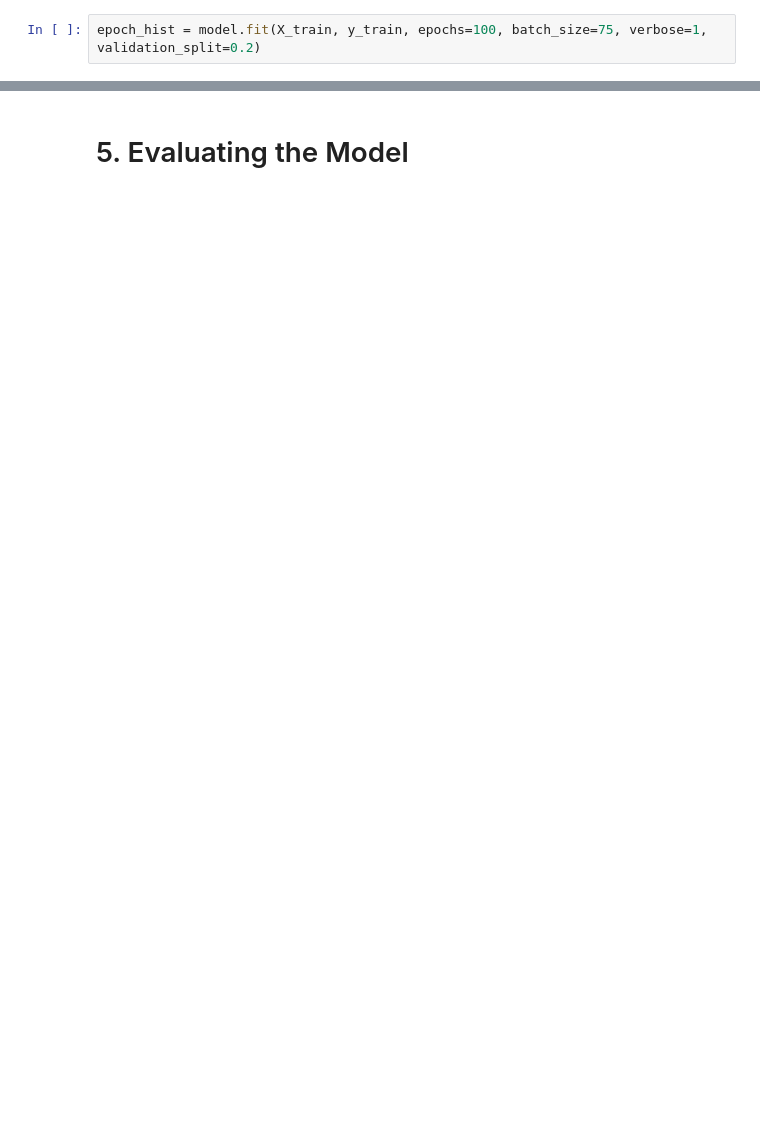
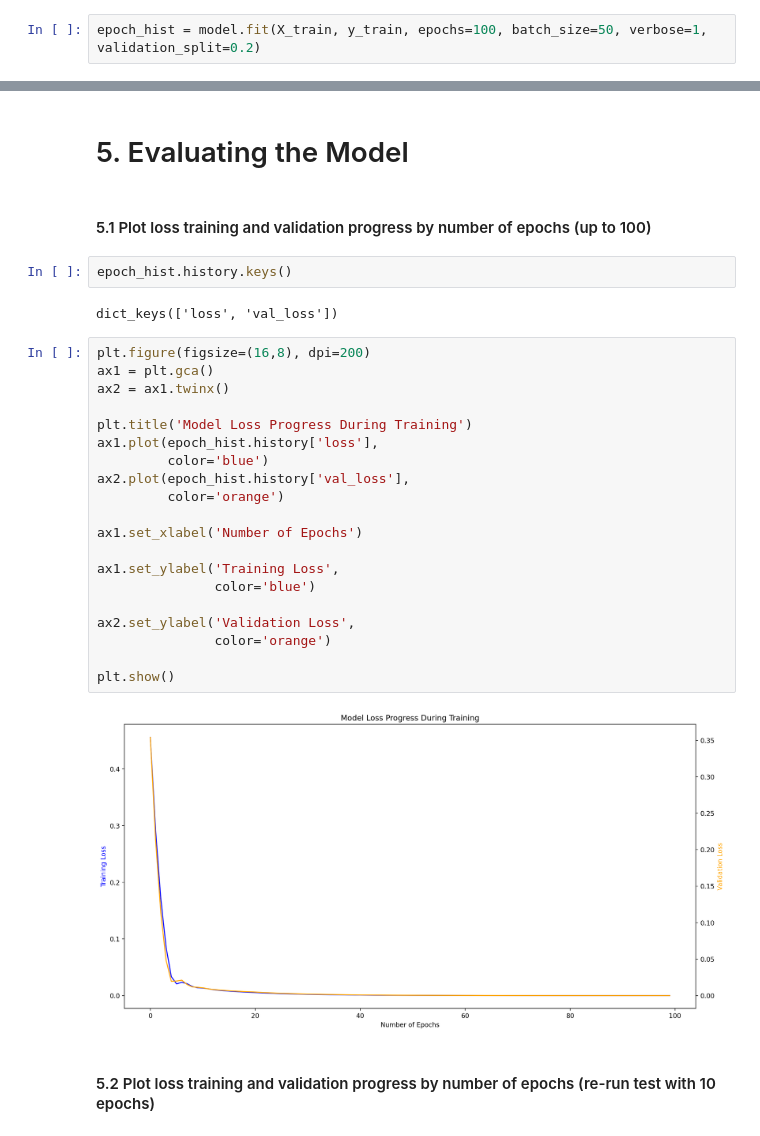
Before and after one commit to ahpmatias/ANN-car-prices, a Jupyter notebook: Car Purchase Amount Predictions Using ANNs.ipynb, the cells around one changed output, grey strips where cells are left out. Cells and saved outputs as stored; diff of their text form; blank space fills up the shorter version.

Commit message:
Finish model evaluation

```diff
--- a/Car Purchase Amount Predictions Using ANNs.ipynb
+++ b/Car Purchase Amount Predictions Using ANNs.ipynb
@@ -208,6 +208,6 @@ model.compile(optimizer='adam', loss='mean_squared_error')
 # %% [markdown]
 #### 4.4 Fit data to the model
 # %%
-epoch_hist = model.fit(X_train, y_train, epochs=100, batch_size=75, verbose=1, validation_split=0.2)
+epoch_hist = model.fit(X_train, y_train, epochs=100, batch_size=50, verbose=1, validation_split=0.2)
 # %% [output]
 Epoch 1/100
@@ -230,2 +230,32 @@ Epoch 100/100
 # %% [markdown]
 # 5. Evaluating the Model
+# %% [markdown]
+#### 5.1 Plot loss training and validation progress by number of epochs (up to 100)
+# %%
+epoch_hist.history.keys()
+# %% [output]
+dict_keys(['loss', 'val_loss'])
+# %%
+plt.figure(figsize=(16,8), dpi=200)
+ax1 = plt.gca()
+ax2 = ax1.twinx()
+
+plt.title('Model Loss Progress During Training')
+ax1.plot(epoch_hist.history['loss'],
+         color='blue')
+ax2.plot(epoch_hist.history['val_loss'],
+         color='orange')
+
+ax1.set_xlabel('Number of Epochs')
+
+ax1.set_ylabel('Training Loss',
+               color='blue')
+
+ax2.set_ylabel('Validation Loss',
+               color='orange')
+
+plt.show()
+# %% [output]
+[figure, added]
+# %% [markdown]
+#### 5.2 Plot loss training and validation progress by number of epochs (re-run test with 10 epochs)
```
Also changed, not shown: parts of 7 cells of this notebook.
